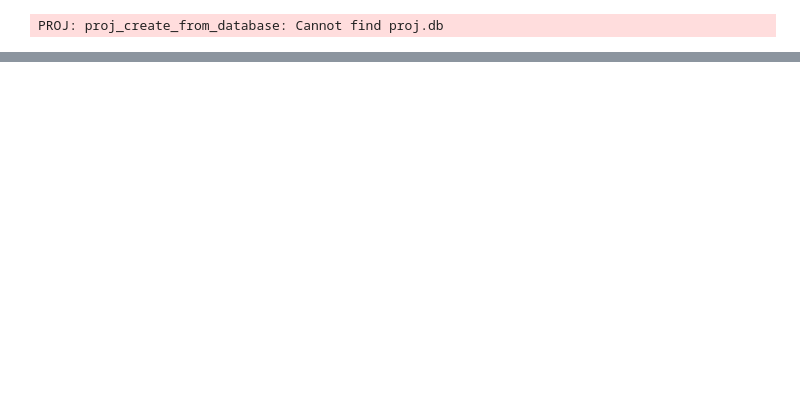
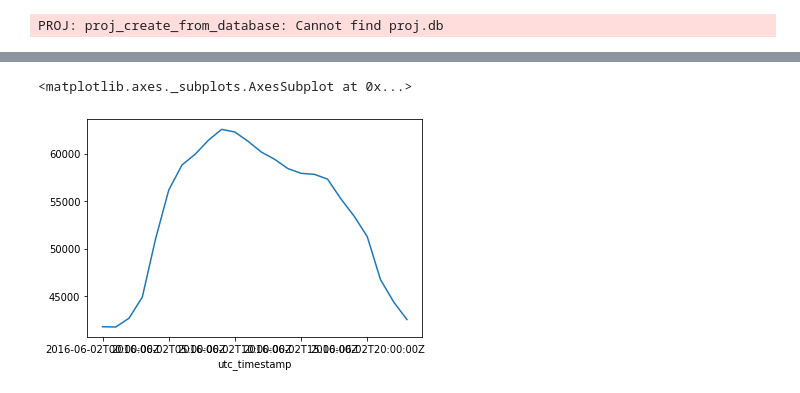
Before and after one commit to Nikosvav/code4green, a Jupyter notebook: EDA_time_series.ipynb, the cells around one changed output, grey strips where cells are left out. Drawn from its saved outputs; the diff is of its cells as text; code cells hidden in the pictures; blank space fills up the shorter version.

```diff
--- a/EDA_time_series.ipynb
+++ b/EDA_time_series.ipynb
@@ -42,0 +64,7 @@ df.tail()
+# %%
+edf_day['DE_load_forecast_entsoe_transparency'].plot()
+#edf_day['DE_50hertz_wind_generation_actual'].plot()
+#edf_day['DE_solar_generation_actual'].plot()
+# %% [output]
+<matplotlib.axes._subplots.AxesSubplot at 0x...>
+[figure, added]
```
Also changed, not shown: parts of 15 cells of this notebook.
